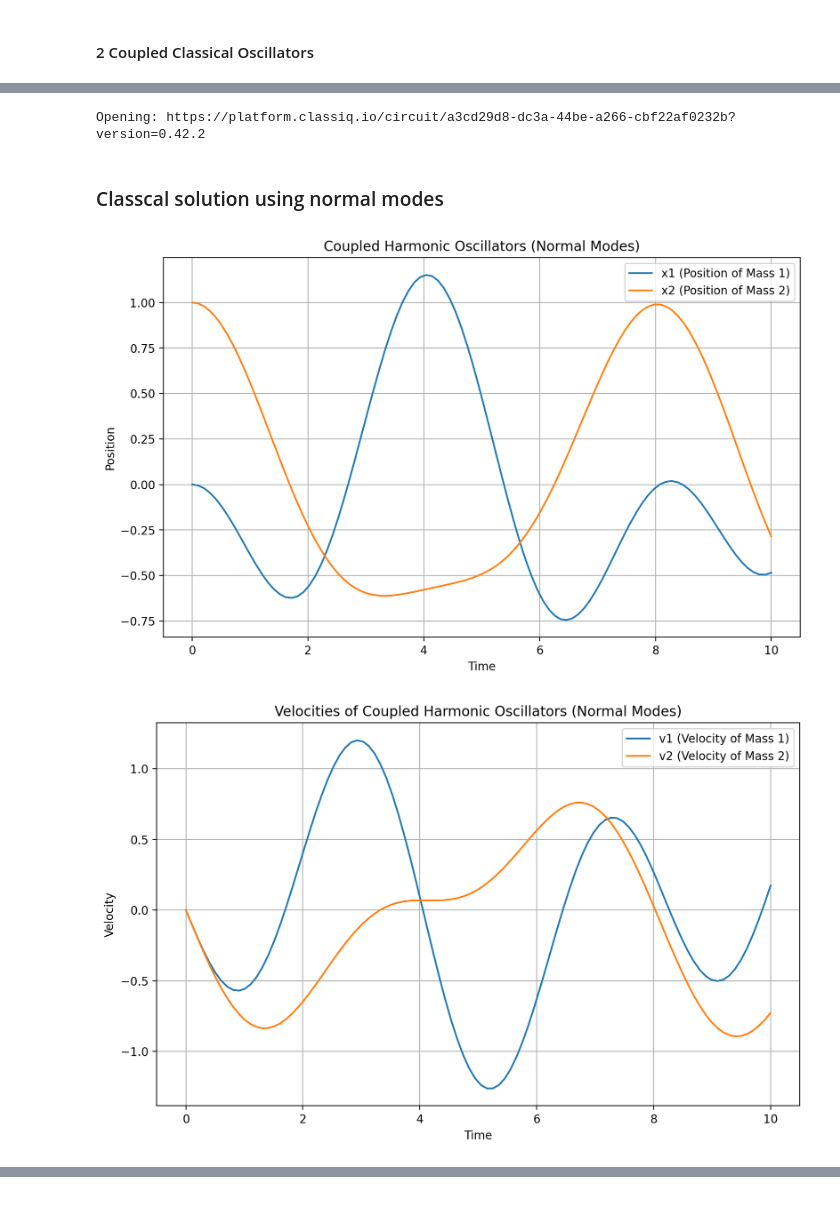
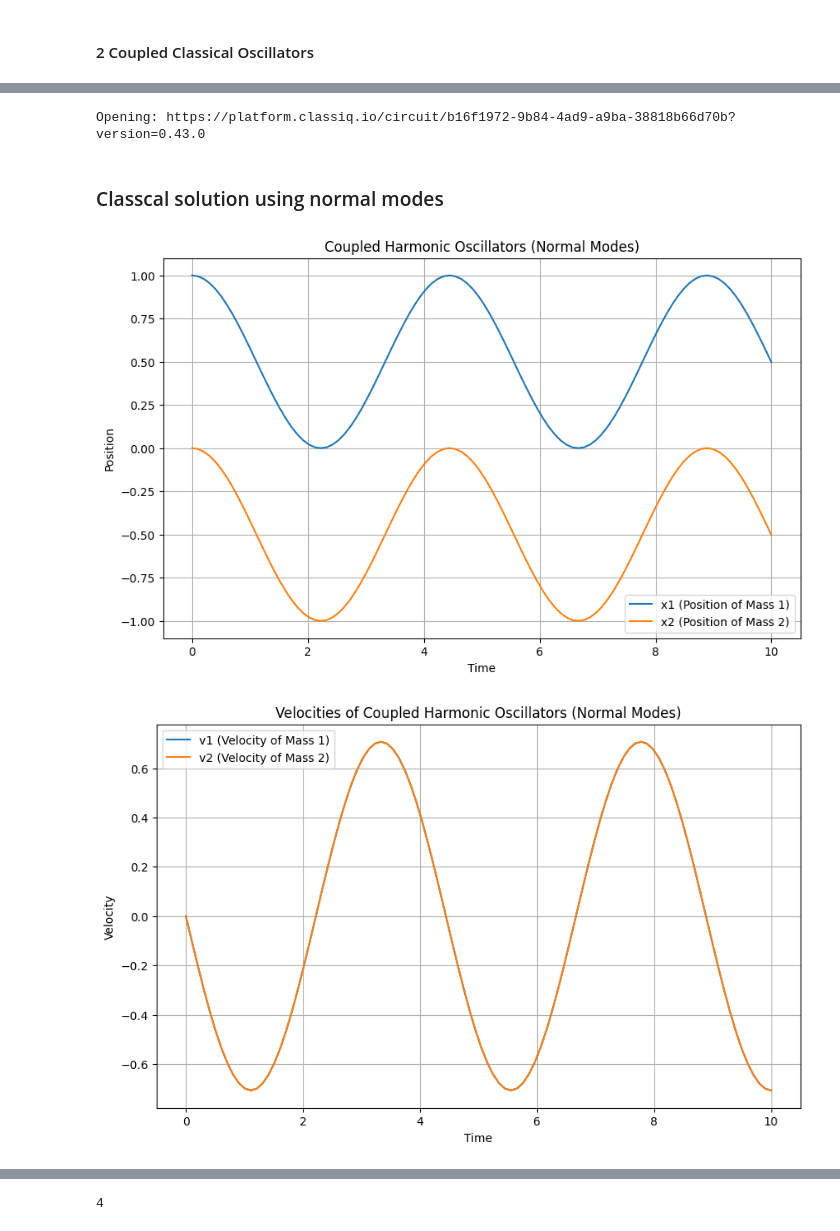
Before and after one commit to virajd98/Abstract-Oscillators-Pvt-, a Jupyter notebook: CoupledSHO.ipynb, the cells around one changed output, grey strips where cells are left out. Saved outputs shown, nothing was run; the diff lists cells and outputs as text; code cells hidden in the pictures; blank space fills up the shorter version.

```diff
--- a/CoupledSHO.ipynb
+++ b/CoupledSHO.ipynb
@@ -177,7 +191,8 @@ def pauli_list_to_hamiltonian(pauli_list):
 # %%
 @qfunc
 def main(state: Output[QArray[QBit]]) -> None:
-    allocate(len(pauli_list[0][0]), state)
+    # allocate(len(pauli_list[0][0]), state)
+    prepare_state(probabilities=list(init_prob_norm), bound=0.01, out=state)
     exponentiation_with_depth_constraint(
         pauli_list_to_hamiltonian(pauli_list),
         evolution_coefficient=10,
@@ -190,7 +205,7 @@ qmod = create_model(main)
 qprog = synthesize(qmod)
 show(qprog)
 # %% [output]
-Opening: https://platform.classiq.io/circuit/a3cd29d8-dc3a-44be-a266-cbf22af0232b?version=0.42.2
+Opening: https://platform.classiq.io/circuit/b16f1972-9b84-4ad9-a9ba-38818b66d70b?version=0.43.0
 # %% [markdown]
 ### Classcal solution using normal modes
 # %%
@@ -198,10 +213,10 @@ import numpy as np
 import matplotlib.pyplot as plt
 
 # Parameters
-m1 = 2.0  # Mass of first oscillator
+m1 =1.0  # Mass of first oscillator
 m2 = 1.0  # Mass of second oscillator
-k1 = 1.0  # Spring constant for first oscillator
-k2 = 1.0  # Spring constant for second oscillator
+k1 = 0.0  # Spring constant for first oscillator
+k2 = 0.0  # Spring constant for second oscillator
 k12 = 1.0  # Coupling spring constant
 
 # Calculate the coefficients of the quadratic equation for omega^2 (obtained from eigenvalue equation)
@@ -222,9 +237,9 @@ A1 = A1 / np.linalg.norm(A1)
 A2 = A2 / np.linalg.norm(A2)
 
 # Initial conditions
-x1_0 = 0.0  # Initial position of first oscillator
+x1_0 = 1.0  # Initial position of first oscillator
 v1_0 = 0.0  # Initial velocity of first oscillator
-x2_0 = 1.0  # Initial position of second oscillator
+x2_0 = 0.0  # Initial position of second oscillator
 v2_0 = 0.0  # Initial velocity of second oscillator
 
 # Initial conditions in terms of normal modes
@@ -245,32 +260,32 @@ v2 = -C[0] * omega1 * np.sin(omega1 * t + phi1) * A1[1] - C[1] * omega2 * np.sin
 
 # Plot the results
 plt.figure(figsize=(10, 6))
 plt.plot(t, x1, label='x1 (Position of Mass 1)')
 plt.plot(t, x2, label='x2 (Position of Mass 2)')
 plt.xlabel('Time')
 plt.ylabel('Position')
 plt.legend()
 plt.title('Coupled Harmonic Oscillators (Normal Modes)')
 plt.grid()
 plt.show()
 
 # Plot the velocity results
 plt.figure(figsize=(10, 6))
 plt.plot(t, v1, label='v1 (Velocity of Mass 1)')
 plt.plot(t, v2, label='v2 (Velocity of Mass 2)')
 plt.xlabel('Time')
 plt.ylabel('Velocity')
 plt.legend()
 plt.title('Velocities of Coupled Harmonic Oscillators (Normal Modes)')
 plt.grid()
 plt.show()
 
 # print(t)
 print(x1)
 print(x2)
 
 print(v1)
 print(v2)
 # %% [output]
-[figure, old version]
+[figure, new version]
-[figure, old version]
+[figure, new version]
@@ -293,0 +309,9 @@ print(v2)
+# %%
+b=2
+def f(x):
+    a= b+x
+    return a
+
+print(f(2))
+# %% [output]
+4
```
Also changed, not shown: parts of 5 cells of this notebook.
